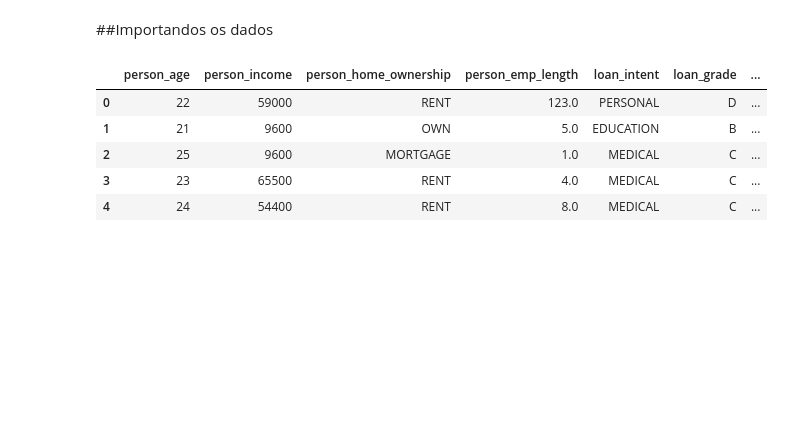
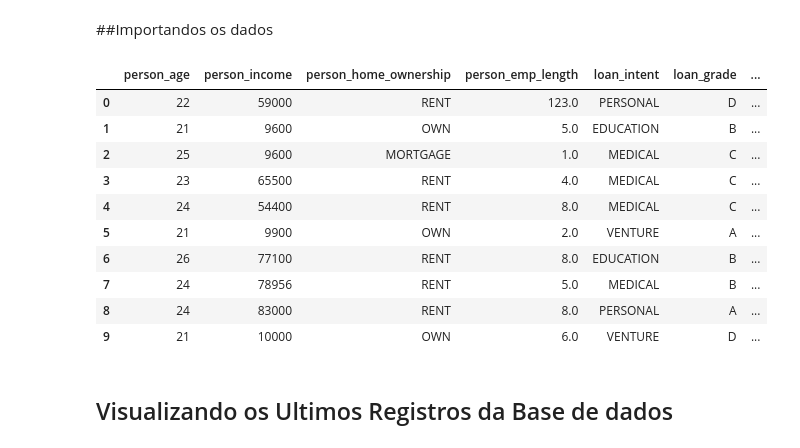
Before and after one commit to paulo-santos-ds/Machine-Learning, a Jupyter notebook: Risk_credit.ipynb, the cells around one changed output. Saved outputs shown, nothing was run; the diff lists cells and outputs as text; code cells hidden in the pictures; blank space fills up the shorter version.

```diff
--- a/Risk_credit.ipynb
+++ b/Risk_credit.ipynb
@@ -26,11 +26,18 @@ import matplotlib.pyplot as plt
 ##Importandos os dados
 # %%
 base_credit = pd.read_csv('/content/credit_risk_dataset.csv')
-base_credit.head()
+base_credit.head(10)
 # %% [output]
 |  | person_age | person_income | person_home_ownership | person_emp_length | loan_intent | loan_grade | ... |
 | 0 | 22 | 59000 | RENT | 123.0 | PERSONAL | D | ... |
 | 1 | 21 | 9600 | OWN | 5.0 | EDUCATION | B | ... |
 | 2 | 25 | 9600 | MORTGAGE | 1.0 | MEDICAL | C | ... |
 | 3 | 23 | 65500 | RENT | 4.0 | MEDICAL | C | ... |
 | 4 | 24 | 54400 | RENT | 8.0 | MEDICAL | C | ... |
+| 5 | 21 | 9900 | OWN | 2.0 | VENTURE | A | ... |
+| 6 | 26 | 77100 | RENT | 8.0 | EDUCATION | B | ... |
+| 7 | 24 | 78956 | RENT | 5.0 | MEDICAL | B | ... |
+| 8 | 24 | 83000 | RENT | 8.0 | PERSONAL | A | ... |
+| 9 | 21 | 10000 | OWN | 6.0 | VENTURE | D | ... |
+# %% [markdown]
+## Visualizando os  Ultimos Registros da Base de dados
```
Also changed, not shown: parts of 20 cells of this notebook.
